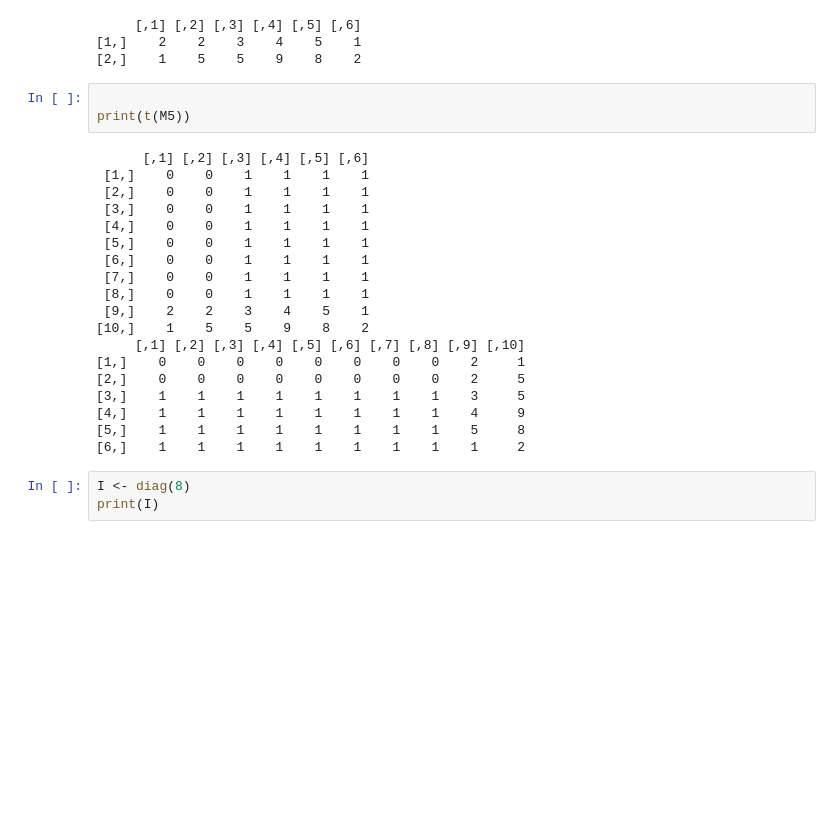
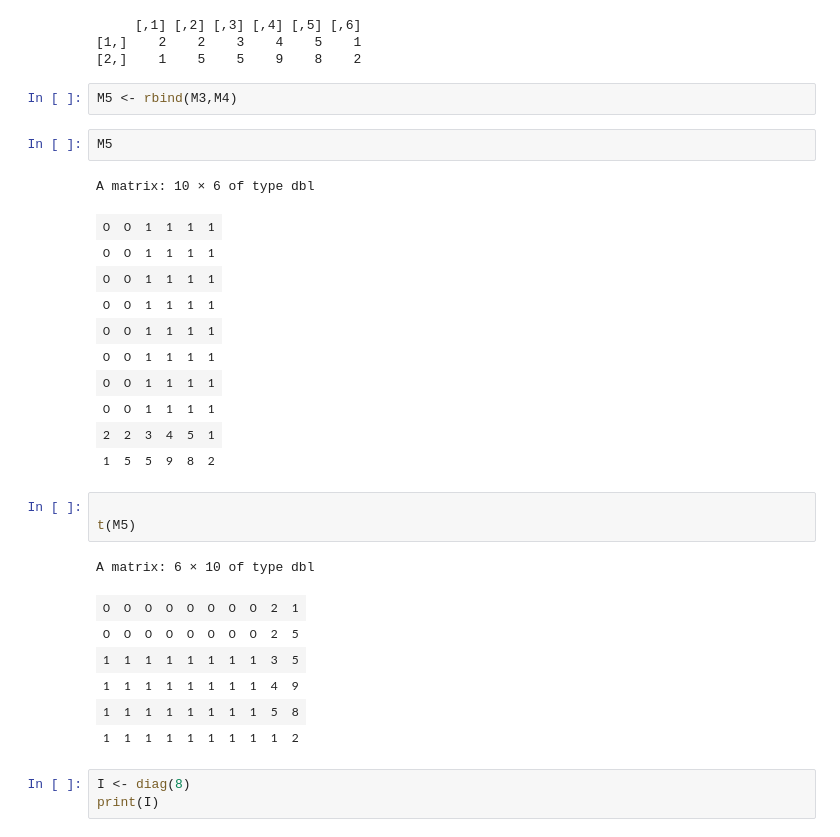
Before and after one commit to Robertopucp/1ECO35_R_PYTHON, a Jupyter notebook: Laboratorios/Lab1/R_lab_1.ipynb, the cells around one changed output. Saved outputs shown, nothing was run; the diff lists cells and outputs as text; blank space fills up the shorter version.

```diff
--- a/Laboratorios/Lab1/R_lab_1.ipynb
+++ b/Laboratorios/Lab1/R_lab_1.ipynb
@@ -701,28 +727,33 @@ print(M4)
      [,1] [,2] [,3] [,4] [,5] [,6]
 [1,]    2    2    3    4    5    1
 [2,]    1    5    5    9    8    2
+# %%
+M5 <- rbind(M3,M4)
+# %%
+M5
+# %% [output]
+A matrix: 10 × 6 of type dbl
+| 0 | 0 | 1 | 1 | 1 | 1 |
+| 0 | 0 | 1 | 1 | 1 | 1 |
+| 0 | 0 | 1 | 1 | 1 | 1 |
+| 0 | 0 | 1 | 1 | 1 | 1 |
+| 0 | 0 | 1 | 1 | 1 | 1 |
+| 0 | 0 | 1 | 1 | 1 | 1 |
+| 0 | 0 | 1 | 1 | 1 | 1 |
+| 0 | 0 | 1 | 1 | 1 | 1 |
+| 2 | 2 | 3 | 4 | 5 | 1 |
+| 1 | 5 | 5 | 9 | 8 | 2 |
 # %%
 
-print(t(M5))
+t(M5)
 # %% [output]
-      [,1] [,2] [,3] [,4] [,5] [,6]
- [1,]    0    0    1    1    1    1
- [2,]    0    0    1    1    1    1
- [3,]    0    0    1    1    1    1
- [4,]    0    0    1    1    1    1
- [5,]    0    0    1    1    1    1
- [6,]    0    0    1    1    1    1
- [7,]    0    0    1    1    1    1
- [8,]    0    0    1    1    1    1
- [9,]    2    2    3    4    5    1
-[10,]    1    5    5    9    8    2
-     [,1] [,2] [,3] [,4] [,5] [,6] [,7] [,8] [,9] [,10]
-[1,]    0    0    0    0    0    0    0    0    2     1
-[2,]    0    0    0    0    0    0    0    0    2     5
-[3,]    1    1    1    1    1    1    1    1    3     5
-[4,]    1    1    1    1    1    1    1    1    4     9
-[5,]    1    1    1    1    1    1    1    1    5     8
-[6,]    1    1    1    1    1    1    1    1    1     2
+A matrix: 6 × 10 of type dbl
+| 0 | 0 | 0 | 0 | 0 | 0 | 0 | 0 | 2 | 1 |
+| 0 | 0 | 0 | 0 | 0 | 0 | 0 | 0 | 2 | 5 |
+| 1 | 1 | 1 | 1 | 1 | 1 | 1 | 1 | 3 | 5 |
+| 1 | 1 | 1 | 1 | 1 | 1 | 1 | 1 | 4 | 9 |
+| 1 | 1 | 1 | 1 | 1 | 1 | 1 | 1 | 5 | 8 |
+| 1 | 1 | 1 | 1 | 1 | 1 | 1 | 1 | 1 | 2 |
 # %%
 I <- diag(8)
 print(I)
```
Also changed, not shown: parts of 16 cells of this notebook, 3 other files.
